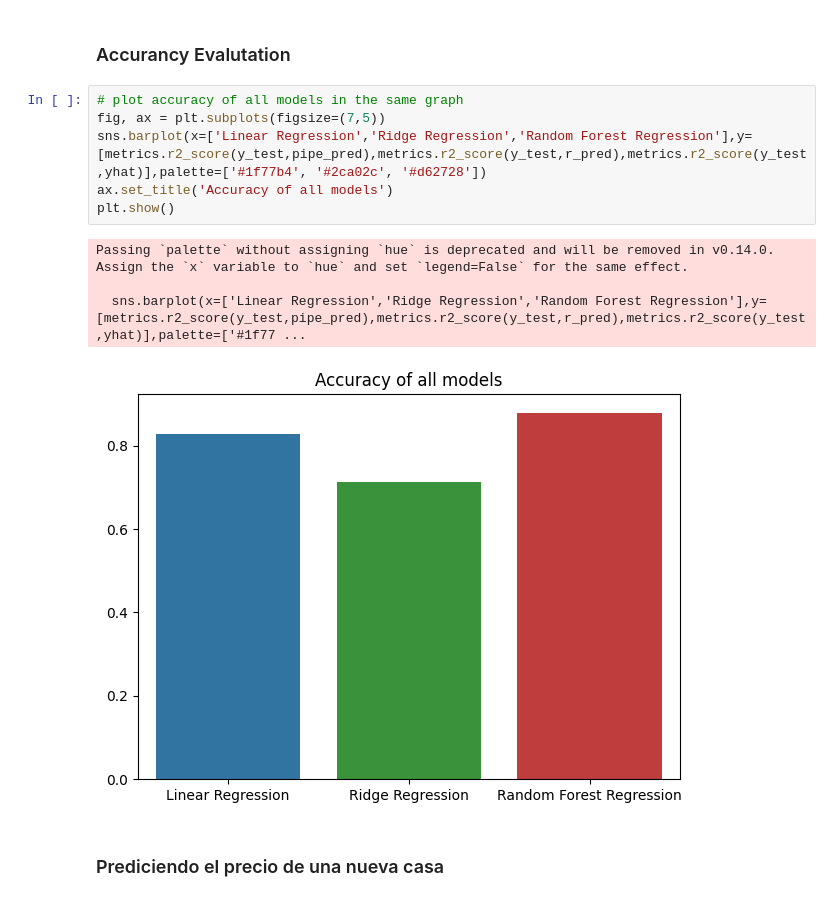
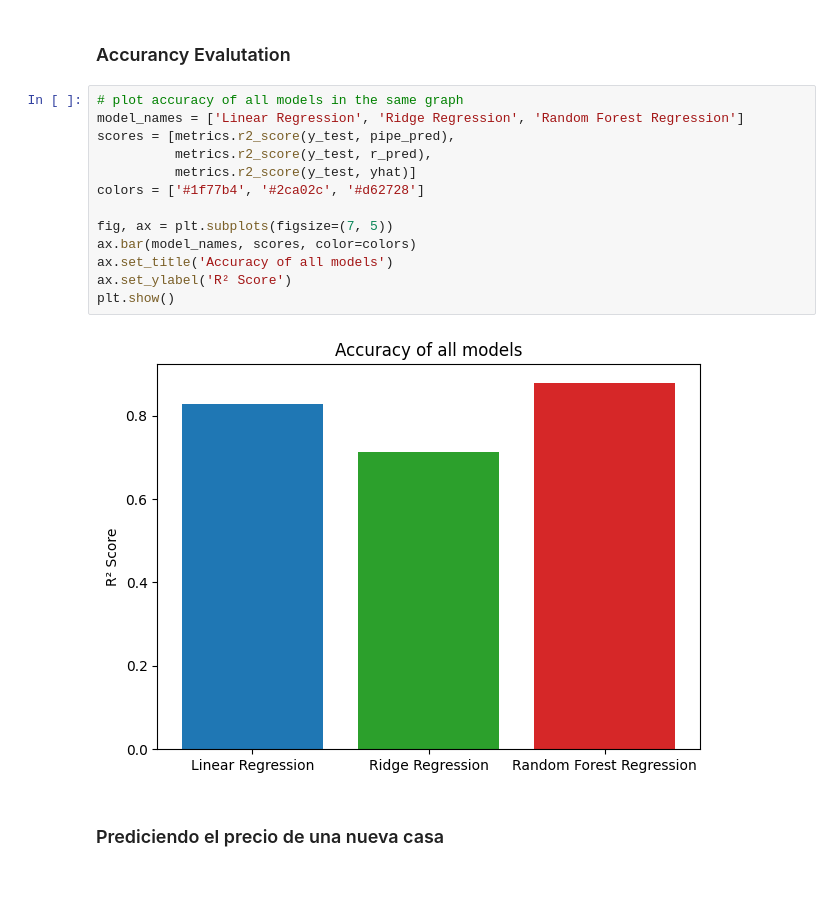
Before and after one commit to FChavezDev/Houses, a Jupyter notebook: houses.ipynb, the cells around one changed output. Drawn from its saved outputs; the diff is of its cells as text.

```diff
--- a/houses.ipynb
+++ b/houses.ipynb
@@ -361,15 +353,19 @@ plt.show()
 ### Accurancy Evalutation
 # %%
 # plot accuracy of all models in the same graph
-fig, ax = plt.subplots(figsize=(7,5))
-sns.barplot(x=['Linear Regression','Ridge Regression','Random Forest Regression'],y=[metrics.r2_score(y_test,pipe_pred),metrics.r2_score(y_test,r_pred),metrics.r2_score(y_test,yhat)],palette=['#1f77b4', '#2ca02c', '#d62728'])
+model_names = ['Linear Regression', 'Ridge Regression', 'Random Forest Regression']
+scores = [metrics.r2_score(y_test, pipe_pred),
+          metrics.r2_score(y_test, r_pred),
+          metrics.r2_score(y_test, yhat)]
+colors = ['#1f77b4', '#2ca02c', '#d62728']
+
+fig, ax = plt.subplots(figsize=(7, 5))
+ax.bar(model_names, scores, color=colors)
 ax.set_title('Accuracy of all models')
+ax.set_ylabel('R² Score')
 plt.show()
 # %% [output]
-Passing `palette` without assigning `hue` is deprecated and will be removed in v0.14.0. Assign the `x` variable to `hue` and set `legend=False` for the same effect.
-
-  sns.barplot(x=['Linear Regression','Ridge Regression','Random Forest Regression'],y=[metrics.r2_score(y_test,pipe_pred),metrics.r2_score(y_test,r_pred),metrics.r2_score(y_test,yhat)],palette=['#1f77 ...
-[figure, old version]
+[figure, new version]
 # %% [markdown]
 ### Prediciendo el precio de una nueva casa
 # %%
```
Also changed, not shown: parts of 2 cells of this notebook, 1 other file.
